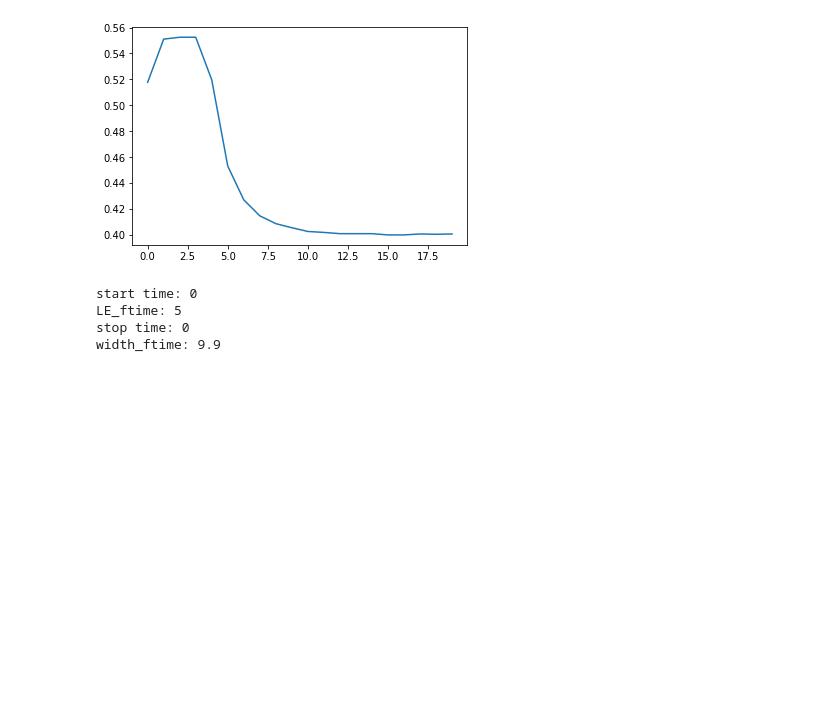
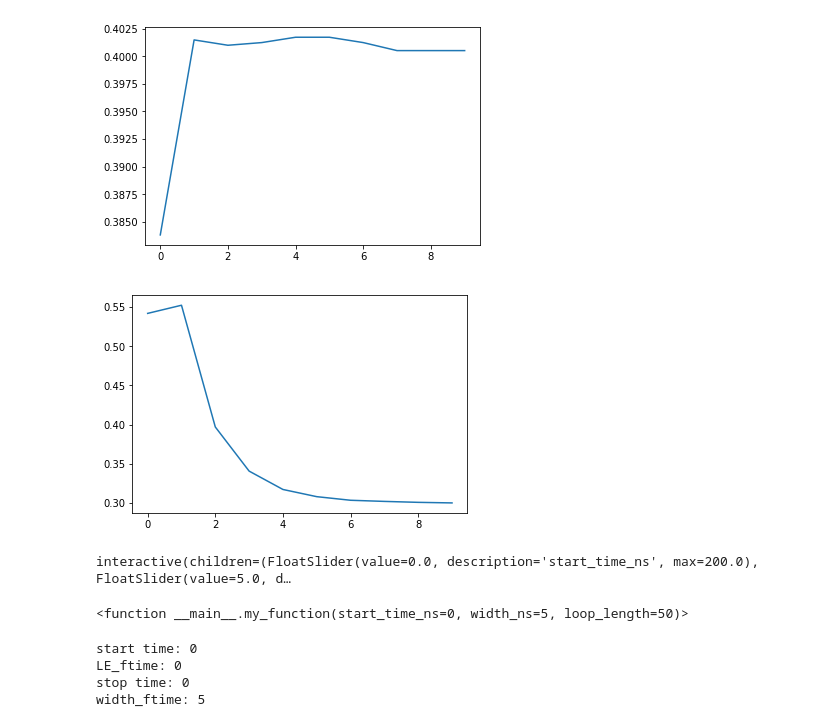
Before and after one commit to acidbourbon/lab_bench, a Jupyter notebook: workdir/jupyter/lab_device_examples/picoStep_iCE40_rp2040_calib5.ipynb, the cells around one changed output. Saved outputs shown, nothing was run; the diff lists cells and outputs as text; code cells hidden in the pictures; blank space fills up the shorter version.

```diff
--- a/workdir/jupyter/lab_device_examples/picoStep_iCE40_rp2040_calib5.ipynb
+++ b/workdir/jupyter/lab_device_examples/picoStep_iCE40_rp2040_calib5.ipynb
@@ -8,14 +8,15 @@ import serial
 import time
 
 # Set up the serial connection
-ser = serial.Serial('/dev/ttyACM0', 115200)  # Adjust the baud rate if necessary
+ser = serial.Serial('/dev/ttyACM1', 115200)  # Adjust the baud rate if necessary
 time.sleep(.1)  # Wait for the connection to establish
 
 
-def ask(cmd):
+def ask(cmd,**kwargs):
+    # function waits for an answer, since readline is blocking
     ser.reset_input_buffer()
     ser.write(f"{cmd}\n".encode())  # Send the number followed by a newline
-    time.sleep(.01)  # Wait for a second before sending the next number
+    #time.sleep(.001)  # Wait for a second before sending the next number
     line = ser.readline().decode()
     line = line.replace("\r","")
     line = line.replace("\n","")
@@ -23,7 +24,8 @@ def ask(cmd):
     return line
 
 
-m = 1024
+# initial calibration constants of the ADC
+m = 4096
 y0 = 0
 
 
@@ -76,9 +78,6 @@ def set_mask_time(val):
 def set_start_time(val):
     w_fpga_reg(5,int(val))
 
-def set_start_hold_time(val):
-    w_fpga_reg(7,int(val))
-
 def set_stop_time(val):
     w_fpga_reg(6,int(val))
 
@@ -87,5 +86,6 @@ def read_calib_adc():
 
 #ser.close()
 
-read_adc()
+print(read_adc())
+print(get_loop_length())
 # %% [output]
@@ -96,0 +94,11 @@ get_loop_length()
+# %%
+def set_pulse_ns_arduino(start_time_ns,width_ns,loop_length):
+    return ask("set_pulse_ns={},{},{}".format(start_time_ns,width_ns,loop_length))
+# %%
+# LE sweep
+for i in range(20):
+    set_pulse_ns_arduino(i,5,20)
+# %%
+# combi sweep
+for i in range(30):
+    set_pulse_ns_arduino(i/2.,i,20)
@@ -344,5 +372,6 @@ def set_width_frac(frac,**kwargs):
 # %%
-set_LE_frac(0.4)
-set_width_frac(0.4,plot=True)
+set_LE_frac(0.4,plot=True)
+set_width_frac(0.3,plot=True)
 # %% [output]
-[figure, old version]
+[figure, new version]
+[figure, added]
@@ -400,15 +423,33 @@ def set_pulse_ns(time,width,loop_length):
     set_loop_length(loop_length)
 
     enable_trig(1)
+# %%
+from ipywidgets import interact
+
+enable_trig(1)
+
+def my_function(start_time_ns=0,width_ns=5,loop_length=50):
+
+    set_pulse_ns(start_time_ns,width_ns,loop_length)
+
+
+# create a slider
+interact(my_function,
+         start_time_ns=(0,200,0.1),
+         width_ns=(0,200,0.1),
+         loop_length=(0,255,1)
+        )
+# %% [output]
+interactive(children=(FloatSlider(value=0.0, description='start_time_ns', max=200.0), FloatSlider(value=5.0, d…
+<function __main__.my_function(start_time_ns=0, width_ns=5, loop_length=50)>
 # %%
-# problem if width % clk_period == 0 (or very small!)
 
-set_pulse_ns(5,9.9,10)
+set_pulse_ns(0,5,20)
 # %% [output]
 start time: 0
-LE_ftime: 5
+LE_ftime: 0
 stop time: 0
-width_ftime: 9.9
+width_ftime: 5
 # %%
 # LE scan
 
```
Also changed, not shown: parts of 13 cells of this notebook.
